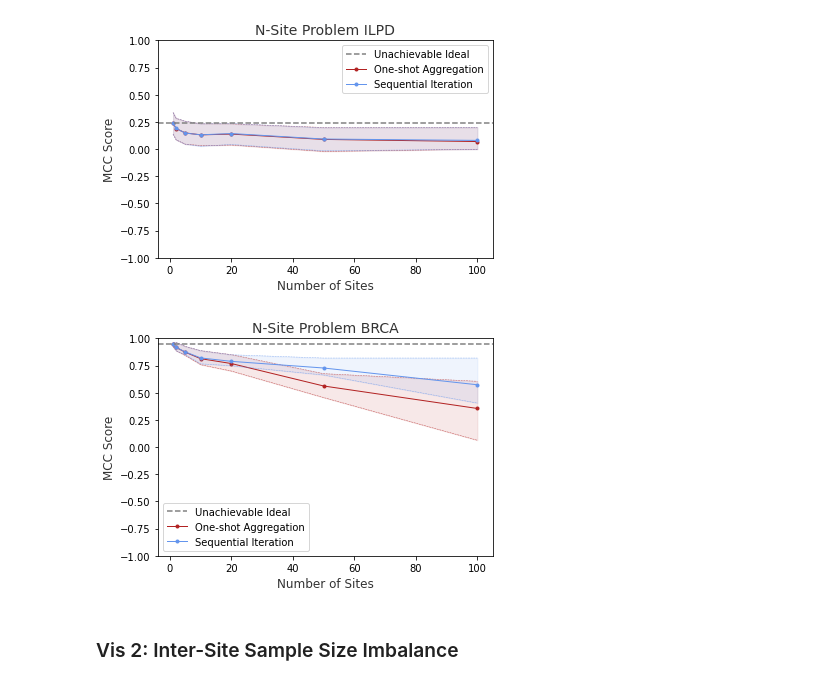
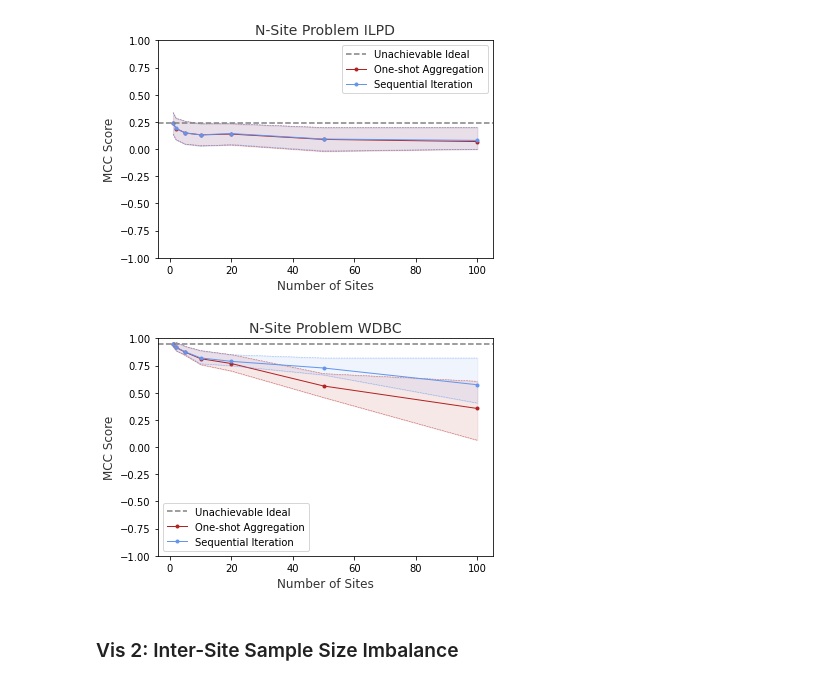
Before and after one commit to GregChen3072/MasterArbeit, a Jupyter notebook: src/visualization_mcc.ipynb, the cells around one changed output. Drawn from its saved outputs; the diff is of its cells as text; code cells hidden in the pictures.

```diff
--- a/src/visualization_mcc.ipynb
+++ b/src/visualization_mcc.ipynb
@@ -148,7 +148,7 @@ plt.show()
 # %% [output]
 [figure]
 # %%
-# Visualize for BRCA
+# Visualize for WDBC
 for exp in range(1, 4):
     exec(f"path_1_{exp}_BRCA = '/Users/greg/Downloads/AR_Master_Thesis/output/vis_BRCA_1_{exp}.csv'")
 
@@ -182,37 +182,37 @@ fig, ax = plt.subplots(1, 1, sharey=True) # , figsize=(6,5)
 # Plot mean estimate as a line
 line_2, = plt.plot('n_', 'MCC Score_mean', data = plot_1_2, linewidth=1, alpha=1, color="firebrick", marker='.')
 plt.plot('n_', 'MCC Score_25', data = plot_1_2, linewidth=0.5, alpha=0.7, color="firebrick", linestyle='--')
 plt.plot('n_', 'MCC Score_75', data = plot_1_2, linewidth=0.5, alpha=0.7, color="firebrick", linestyle='--')
 
 # Fill between the upper and lower bands
 plt.fill_between(x = 'n_',
                  y1 = 'MCC Score_25', y2 = 'MCC Score_75',
                  data = plot_1_2, alpha=0.1, color="firebrick")
 
 line_3, = plt.plot('n_', 'MCC Score_mean', data = plot_1_3, linewidth=1, alpha=1, color="cornflowerblue", marker='.')
 plt.plot('n_', 'MCC Score_25', data = plot_1_3, linewidth=0.5, alpha=0.7, color="cornflowerblue", linestyle='--')
 plt.plot('n_', 'MCC Score_75', data = plot_1_3, linewidth=0.5, alpha=0.7, color="cornflowerblue", linestyle='--')
 
 # Fill between the upper and lower bands
 plt.fill_between(x = 'n_',
                  y1 = 'MCC Score_25', y2 = 'MCC Score_75',
                  data = plot_1_3, alpha=0.1, color="cornflowerblue")
 
 line_1 = plt.axhline(y=plot_1_1.at[0, 'MCC Score_mean'], color='grey', linestyle='--')
 
-plt.title("N-Site Problem BRCA", alpha=0.8, fontsize=14)
+plt.title("N-Site Problem WDBC", alpha=0.8, fontsize=14)
 plt.xlabel("Number of Sites", alpha=0.8, fontsize=12)
 plt.ylabel("MCC Score", alpha=0.8, fontsize=12)
 plt.ylim([-1, 1])
 
 plt.legend((line_1, line_2, line_3), ('Unachievable Ideal', 'One-shot Aggregation', 'Sequential Iteration'))
 
 # Save the figure to file
-fig.savefig(path_vis_local + "vis_n_sites_BRCA.png")
-fig.savefig(path_vis_iCloud + "vis_n_sites_BRCA.png")
+fig.savefig(path_vis_local + "vis_n_sites_WDBC.png")
+fig.savefig(path_vis_iCloud + "vis_n_sites_WDBC.png")
 plt.show()
 # %% [output]
-[figure, old version]
+[figure, new version]
 # %% [markdown]
 ### Vis 2: Inter-Site Sample Size Imbalance
 # %%
```
Also changed, not shown: parts of 7 cells of this notebook, 1 other file.
